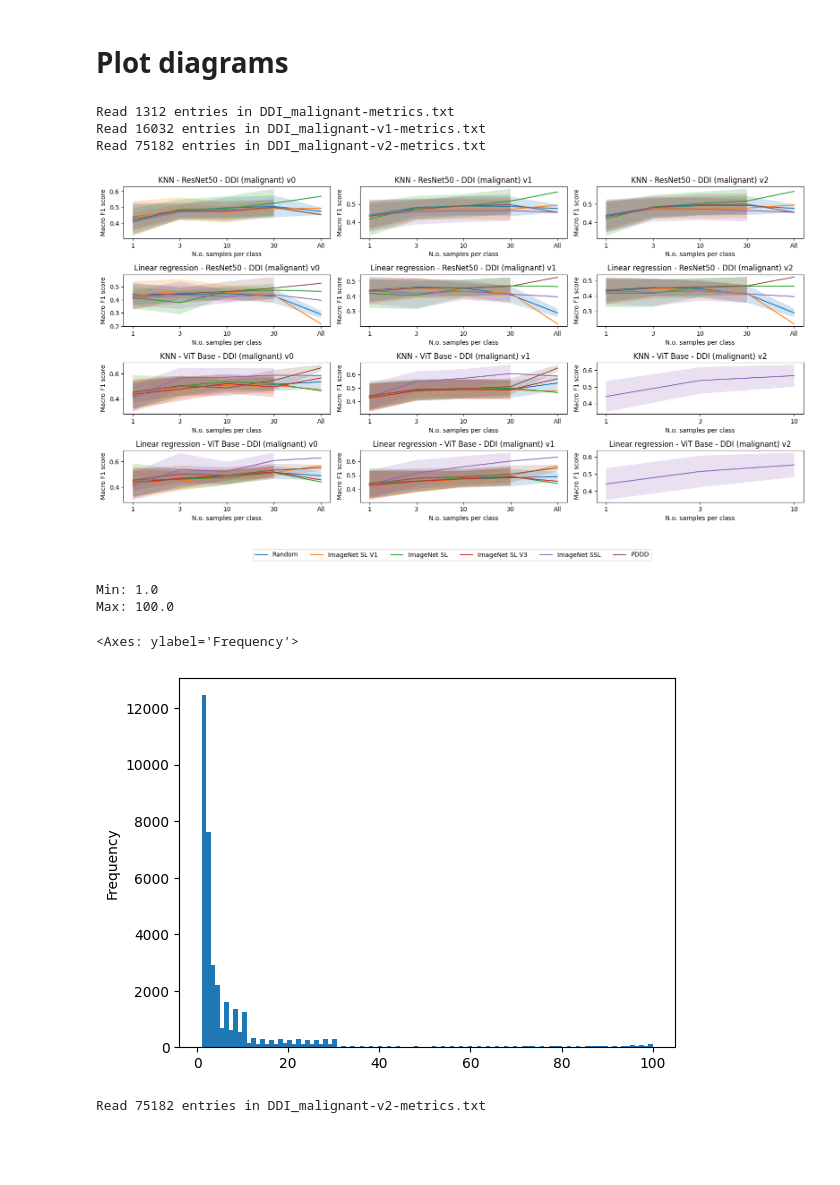
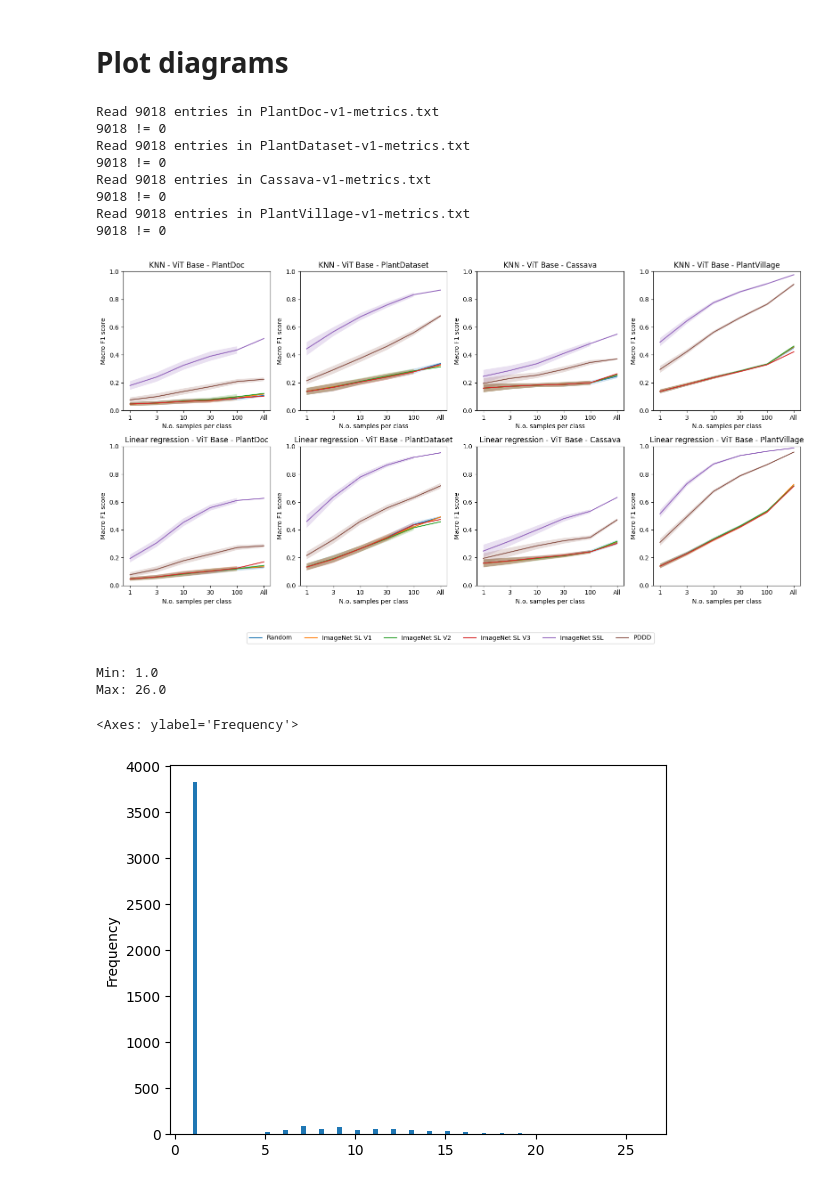
Before and after one commit to AlexanderPeter/thesis, a Jupyter notebook: code/19_plot_diagrams.ipynb, the cells around one changed output. Cells and saved outputs as stored; diff of their text form; code cells hidden in the pictures; blank space fills up the shorter version.

Commit message:
add ViT-Metrics

```diff
--- a/code/19_plot_diagrams.ipynb
+++ b/code/19_plot_diagrams.ipynb
@@ -8,7 +8,7 @@ import pandas as pd
 import re
 # %%
 metric_file_root_path = "../runs/"
-x_value_order = ["1", "3", "10", "30", "All"] # , "100"
+x_value_order = ["1", "3", "10", "30", "100", "All"]
 x_axis_title = "N.o. samples per class"
 y_axis_title = "Macro F1 score"
 score_column = "f1_macro"
@@ -16,32 +16,41 @@ score_column = "f1_macro"
 aggregating_configs = {
     "Random": r"(?i)random_.+",
     "ImageNet SL V1": r"(?i)imagenet_v1",
-    "ImageNet SL": r"(?i)imagenet_v2",
+    "ImageNet SL V2": r"(?i)imagenet_v2",
     "ImageNet SL V3": r"(?i)imagenet_v3",
     "ImageNet SSL": r"(?i)imagenet_ssl",
     "PDDD": r"(?i)pddd.*",
 }
 
 architecture_configs = {
-    "ResNet50": r"ResNet50",  #
+    # "ResNet50": r"ResNet50",  #
     "ViT Base": r"ViT_B16",  #
 }
 model_configs = {
     "KNN": r"knn",  #
     "Linear regression": r"lr",  #
 }
+
+# "Cassava mini": r"Cassava_Mini-",  #
+# "DDI (malignant) v2": r"DDI_malignant-v2-",
 dataset_configs = {
-    # "Cassava mini": r"Cassava_Mini-",  #
     # "PlantDoc": r"PlantDoc-",  #
     # "PlantDataset": r"PlantDataset-",  #
     # "Cassava": r"Cassava-",  #
     # "PlantVillage": r"PlantVillage-",  #
-    # "HAM10000": r"HAM10000-",
-    "DDI (malignant) v0": r"DDI_malignant-",
-    "DDI (malignant) v1": r"DDI_malignant-v1-",
-    "DDI (malignant) v2": r"DDI_malignant-v2-",
-    # "PAD-UFES-20": r"PAD_UFES_20-",
-    # "Fitzpatrick17k": r"Fitzpatrick_17k-"
+    # "DDI (malignant)": r"DDI_malignant-", #
+    # "PAD-UFES-20": r"PAD_UFES_20-", #
+    # "HAM10000": r"HAM10000-", #
+    # "Fitzpatrick17k": r"Fitzpatrick_17k-", #
+    #
+    "PlantDoc": r"PlantDoc-v1-",  #
+    "PlantDataset": r"PlantDataset-v1-",  #
+    "Cassava": r"Cassava-v1-",  #
+    "PlantVillage": r"PlantVillage-v1-",  #
+    # "DDI (malignant)": r"DDI_malignant-v1-", #
+    # "PAD-UFES-20": r"PAD_UFES_20-v1-", #
+    # "HAM10000": r"HAM10000-v1-", #
+    # "Fitzpatrick17k": r"Fitzpatrick_17k_3p-v1-", #
 }
 # %%
 def number_to_string(value):
@@ -76,6 +86,7 @@ fig, ax = plt.subplots(
     len(architecture_configs) * len(model_configs),
     len(dataset_configs),
     figsize=(16, 8),
+    squeeze=False,
 )
 
 for column, dataset_key in enumerate(dataset_configs):
@@ -118,49 +129,54 @@ for column, dataset_key in enumerate(dataset_configs):
                 ax[row][column].fill_between(
                     df_val.index,
                     df_val["mean"] - df_val["std"],
                     df_val["mean"] + df_val["std"],
                     alpha=0.2,
                 )
                 # ax[row][column].plot(df_val["mean"], linestyle='dashed',label=label) # ,label=[label]
                 df_val.plot.line(
                     ax=ax[row][column],
                     y=["mean"],
                     # x=["number_of_samples"], NOTE: index is x-axis as default
                     label=[label],
                 )
 
                 # ax[row][column].set_ylim([0, 0.6])
                 ax[row][column].set_title(f"{model_key} - {arch_key} - {dataset_key}")
                 ax[row][column].set_ylabel(y_axis_title)
                 ax[row][column].set_xlabel(x_axis_title)
                 ax[row][column].get_legend().remove()
+                # ax[row][column].set_xlim([xmin, xmax])
+                ax[row][column].set_ylim([0, 1])
 
 # lines_labels = [ax.get_legend_handles_labels() for ax in fig.axes]
 lines_labels = [fig.axes[0].get_legend_handles_labels()]
 lines, labels = [sum(lol, []) for lol in zip(*lines_labels)]
 fig.tight_layout()
 # fig.legend(lines, labels, loc='lower center', ncol=4)
 fig.legend(
     lines, labels, loc="upper center", bbox_to_anchor=(0.5, -0.05), ncol=len(labels)
 )
 plt.show()
 # %% [output]
-Read 1312 entries in DDI_malignant-metrics.txt
-Read 16032 entries in DDI_malignant-v1-metrics.txt
-Read 75182 entries in DDI_malignant-v2-metrics.txt
+Read 9018 entries in PlantDoc-v1-metrics.txt
+9018 != 0
+Read 9018 entries in PlantDataset-v1-metrics.txt
+9018 != 0
+Read 9018 entries in Cassava-v1-metrics.txt
+9018 != 0
+Read 9018 entries in PlantVillage-v1-metrics.txt
+9018 != 0
-[figure, old version]
+[figure, new version]
 # %%
-df_knn = df[df["model_name"]=="knn"]
+df_knn = df[df["model_name"] == "knn"]
 
-print("Min: "+ str(df_knn["best_k"].min()))
-print("Max: "+ str(df_knn["best_k"].max()))
+print("Min: " + str(df_knn["best_k"].min()))
+print("Max: " + str(df_knn["best_k"].max()))
 df_knn["best_k"].plot.hist(bins=100)
+
+# NOTE: Do not put this graphic into the report, because it is highly biased and could confuse readers
 # %% [output]
 Min: 1.0
-Max: 100.0
+Max: 26.0
 <Axes: ylabel='Frequency'>
-[figure, old version]
+[figure, new version]
-# %%
-df = load_pd(dataset_configs["DDI (malignant) v2"])
-# %% [output]
-Read 75182 entries in DDI_malignant-v2-metrics.txt
```
Also changed, not shown: parts of 2 cells of this notebook, 6 other files.
